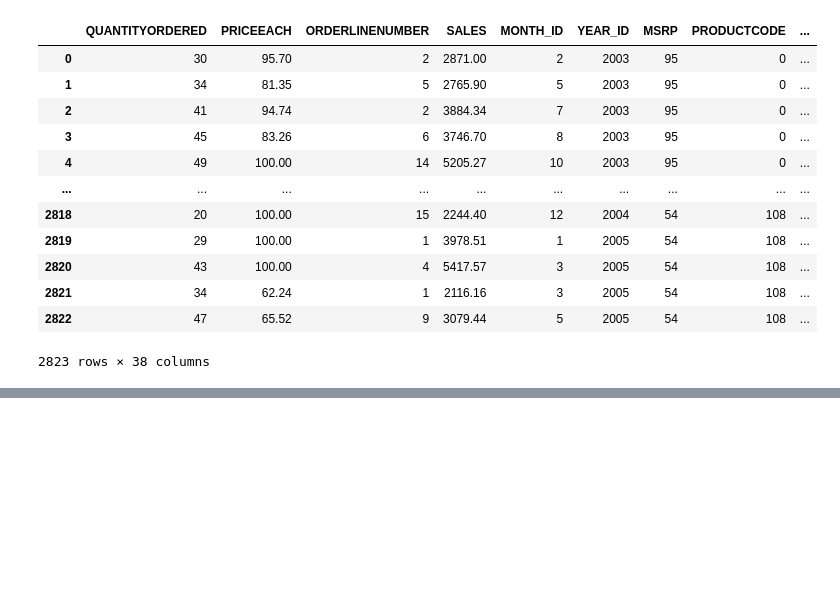
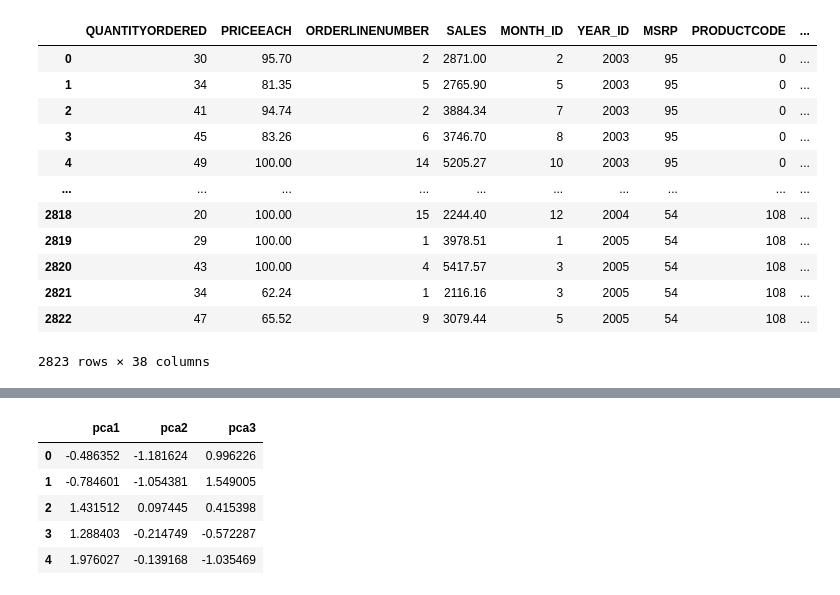
Before and after one commit to Priyo-prog/Artificial-Intelligence-Projects, a Jupyter notebook: AI in Marketing/marketing_ai.ipynb, the cells around one changed output, grey strips where cells are left out. Cells and saved outputs as stored; diff of their text form; code cells hidden in the pictures; blank space fills up the shorter version.

```diff
--- a/AI in Marketing/marketing_ai.ipynb
+++ b/AI in Marketing/marketing_ai.ipynb
@@ -694,0 +732,11 @@ sale_df_cluster
+# %%
+# Create a dataframe after reducing the original dataset with PCA
+pca_df = pd.DataFrame(data=principal_comp, columns=["pca1", "pca2", "pca3"])
+pca_df.head()
+# %% [output]
+|  | pca1 | pca2 | pca3 |
+| 0 | -0.486352 | -1.181624 | 0.996226 |
+| 1 | -0.784601 | -1.054381 | 1.549005 |
+| 2 | 1.431512 | 0.097445 | 0.415398 |
+| 3 | 1.288403 | -0.214749 | -0.572287 |
+| 4 | 1.976027 | -0.139168 | -1.035469 |
```
Also changed, not shown: parts of 16 cells of this notebook.
